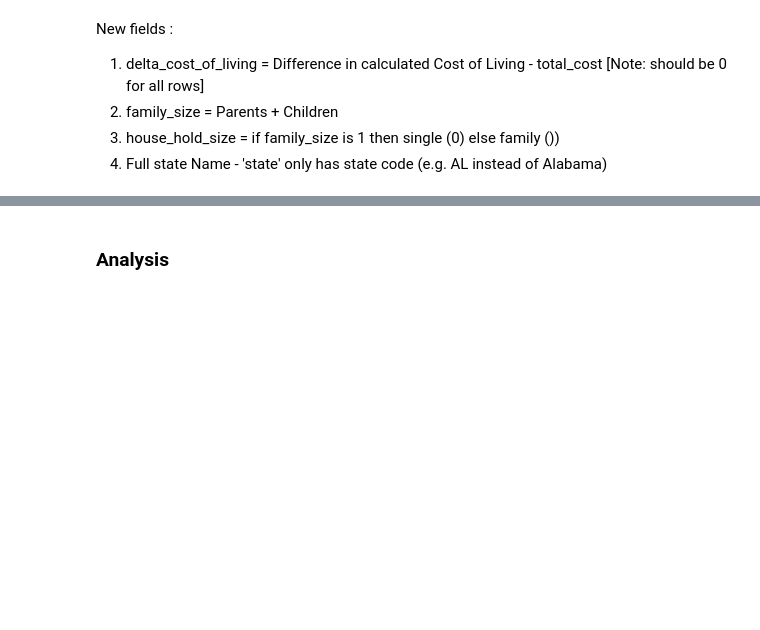
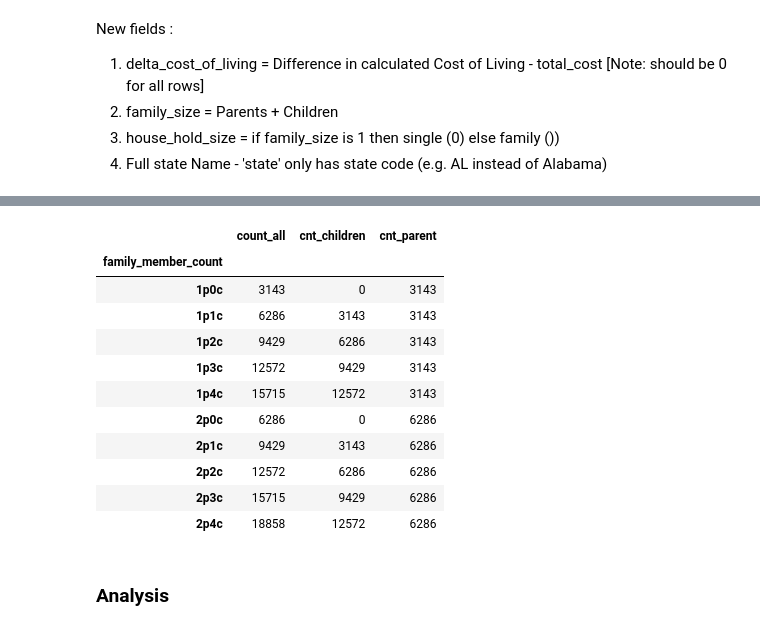
Before and after one commit to miguelmog10/data-science-group17, a Jupyter notebook: notebook/FoundationsDataScience_Winter2025_Group17.ipynb, the cells around one changed output, grey strips where cells are left out. Saved outputs shown, nothing was run; the diff lists cells and outputs as text; code cells hidden in the pictures; blank space fills up the shorter version.

```diff
--- a/notebook/FoundationsDataScience_Winter2025_Group17.ipynb
+++ b/notebook/FoundationsDataScience_Winter2025_Group17.ipynb
@@ -313,3 +313,17 @@ New fields :
 2. family_size = Parents + Children
 3. house_hold_size = if family_size is 1 then single (0) else family ())
 4. Full state Name - 'state' only has state code (e.g. AL instead of Alabama)
+# %%
+# Is there any difference between Cost of Living and Total Cost ?
+
+df['total_cost_calculated'] = df['housing_cost'] + df['food_cost'] + df['transportation_cost'] + df['healthcare_cost'] + df['other_necessities_cost'] + df['childcare_cost'] + df['taxes']
+
+df['delta_total_cost'] = df['total_cost_calculated'] - df['total_cost']
+df['delta_total_cost'] = df['delta_total_cost'].astype(int)
+
+df[(df['delta_total_cost'] < 0 ) | (df['delta_total_cost'] > 0) ].head(3)
+
+df.groupby(['delta_total_cost'])['delta_total_cost'].sum()
+
+
+# conclusion total_cost is summation of all types of costs available in the data set.
@@ -315,0 +334,4 @@ New fields :
+# %%
+# Drop calculated columns
+df = df.drop(['delta_total_cost','total_cost_calculated'], axis=1)
+df.info()
@@ -343,6 +383,24 @@ df.head(10)
 | 7 | 1 | AL | True | Montgomery, AL MSA | Autauga County | 2p2c | 12067.50240 | 9984.05268 | ... |
 | 8 | 1 | AL | True | Montgomery, AL MSA | Autauga County | 2p3c | 15257.15040 | 12189.77040 | ... |
 | 9 | 1 | AL | True | Montgomery, AL MSA | Autauga County | 2p4c | 15257.15040 | 14917.35840 | ... |
+# %%
+df.groupby(['family_member_count']).agg(count_all = ('family_size', 'sum'),
+    cnt_children = ('children_count', 'sum'),
+    cnt_parent = ('parent_count', 'sum'),
+)
+# %% [output]
+|  | count_all | cnt_children | cnt_parent |
+| family_member_count |  |  |  |
+| 1p0c | 3143 | 0 | 3143 |
+| 1p1c | 6286 | 3143 | 3143 |
+| 1p2c | 9429 | 6286 | 3143 |
+| 1p3c | 12572 | 9429 | 3143 |
+| 1p4c | 15715 | 12572 | 3143 |
+| 2p0c | 6286 | 0 | 6286 |
+| 2p1c | 9429 | 3143 | 6286 |
+| 2p2c | 12572 | 6286 | 6286 |
+| 2p3c | 15715 | 9429 | 6286 |
+| 2p4c | 18858 | 12572 | 6286 |
 # %% [markdown]
 ### **Analysis**
 # %% [markdown]
```
Also changed, not shown: parts of 2 cells of this notebook.
